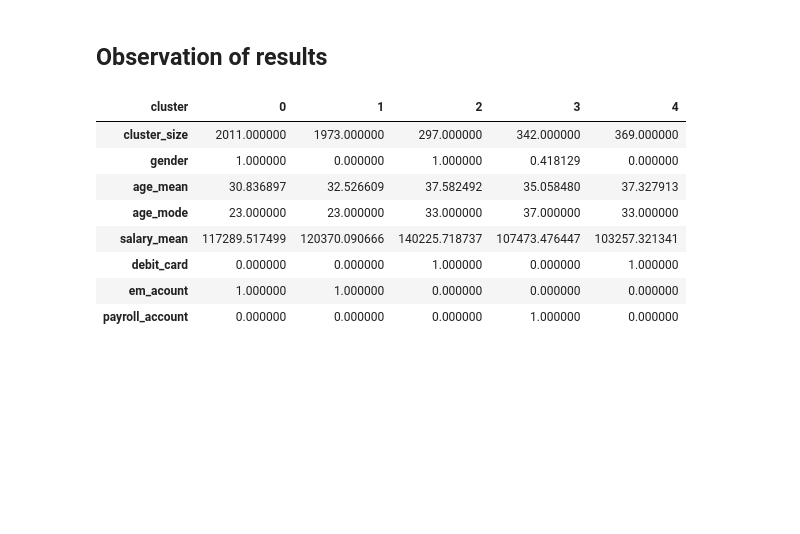
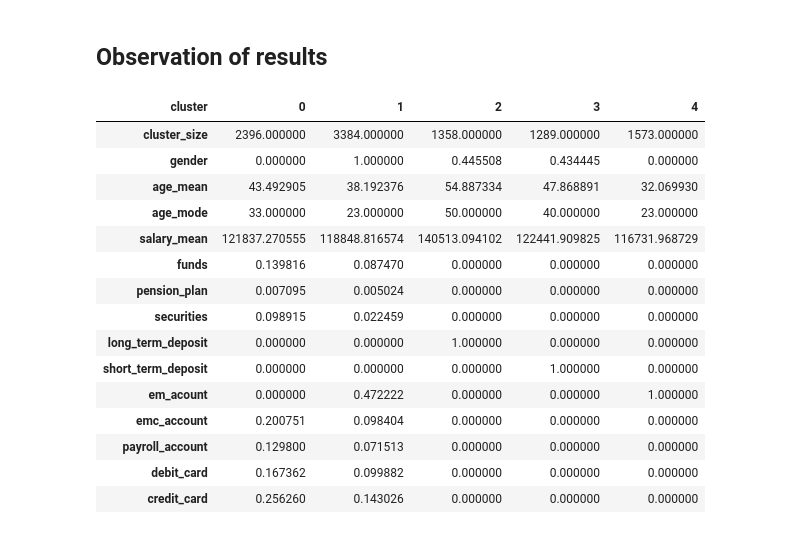
Before and after one commit to Nerea26/easy-money, a Jupyter notebook: notebooks/7.0-aamv-recomendation-personalization.ipynb, the cells around one changed output. Saved outputs shown, nothing was run; the diff lists cells and outputs as text; code cells hidden in the pictures; blank space fills up the shorter version.

Commit message:
potential clients added

```diff
--- a/notebooks/7.0-aamv-recomendation-personalization.ipynb
+++ b/notebooks/7.0-aamv-recomendation-personalization.ipynb
@@ -122,0 +129,6 @@ df[["pk_cid", "score", "product_to_sale"]]
+# %%
+df_filtered = df.copy(deep=True)
+df_filtered = df_filtered[df_filtered["score"] > 0.60].reset_index(drop=True)
+potential_filter_size = len(df_filtered)
+print(f"Potenciales clientes que con mas de un 60% nos compraran un producto el proximo mes: {potential_filter_size}")
+df_filtered[["pk_cid", "score", "product_to_sale"]]
@@ -122,0 +150,5 @@ df[["pk_cid", "score", "product_to_sale"]]
+# %%
+to_delete = abs(POTENTIAL_CLIENTS_TARGET_SIZE - potential_filter_size)
+em_acount_to_delete = df_filtered[(df_filtered["score"] < 0.75) & (df_filtered["product_to_sale"] == "em_acount")]
+em_acount_to_delete = em_acount_to_delete.sample(to_delete, random_state=RANDOM_STATE)
+em_acount_to_delete[["pk_cid", "score", "product_to_sale"]]
@@ -122,0 +169,3 @@ df[["pk_cid", "score", "product_to_sale"]]
+# %%
+df_filtered = df_filtered.drop(em_acount_to_delete.index)
+df_filtered
@@ -144,7 +215,7 @@ potential_client_sample
 # %%
 columns = ["gender", "age", "salary", "product_to_sale"]
 # %%
-df_prep = df.copy(deep=True)[columns]
+df_prep = df_filtered.copy(deep=True)[columns]
 df_prep
 # %% [output]
 |  | gender | age | salary | product_to_sale |
@@ -221,34 +279,52 @@ processed_df
 # %%
 cluster_gb = processed_df.groupby("cluster")
 
 cluster_size = cluster_gb.size().to_frame()
 cluster_size.columns = ["cluster_size"]
 
 cluster_report = cluster_gb.agg(
-    gender = ("gender", np.mean),
-    age_mean = ("age", np.mean),
-    age_mode = ("age", lambda serie: np.round(serie.mode().iat[0], 2)),
-    salary_mean = ("salary", np.mean),
-    # is_account = ('is_account', np.mean),
-    # is_savings_and_investment = ('is_savings_and_investment', np.mean),
-    # is_funding = ('is_funding', np.mean)
-    debit_card = ("product_to_sale_debit_card", np.mean),
-    em_acount = ("product_to_sale_em_acount", np.mean),
-    payroll_account = ("product_to_sale_payroll_account", np.mean)
+    gender=("gender", np.mean),
+    age_mean=("age", np.mean),
+    age_mode=("age", lambda serie: np.round(serie.mode().iat[0], 2)),
+    salary_mean=("salary", np.mean),
+
+    # Inversion
+    funds=('product_to_sale_funds', np.mean),
+    pension_plan=('product_to_sale_pension_plan', np.mean),
+    securities=('product_to_sale_securities', np.mean),
+    long_term_deposit=('product_to_sale_long_term_deposit', np.mean),
+    short_term_deposit=('product_to_sale_short_term_deposit', np.mean),
+
+    # Cuentas
+    em_acount=('product_to_sale_em_acount', np.mean),
+    emc_account=('product_to_sale_emc_account', np.mean),
+    payroll_account=('product_to_sale_payroll_account', np.mean),
+    # payroll=('product_to_sale_payroll', np.mean),
+
+    # Financiacion
+    debit_card=('product_to_sale_debit_card', np.mean),
+    credit_card=('product_to_sale_credit_card', np.mean)
 )
 
 cluster_report = cluster_size.T.append(cluster_report.T)
 cluster_report
 # %% [output]
 | cluster | 0 | 1 | 2 | 3 | 4 |
-| cluster_size | 2011.000000 | 1973.000000 | 297.000000 | 342.000000 | 369.000000 |
-| gender | 1.000000 | 0.000000 | 1.000000 | 0.418129 | 0.000000 |
-| age_mean | 30.836897 | 32.526609 | 37.582492 | 35.058480 | 37.327913 |
-| age_mode | 23.000000 | 23.000000 | 33.000000 | 37.000000 | 33.000000 |
-| salary_mean | 117289.517499 | 120370.090666 | 140225.718737 | 107473.476447 | 103257.321341 |
-| debit_card | 0.000000 | 0.000000 | 1.000000 | 0.000000 | 1.000000 |
-| em_acount | 1.000000 | 1.000000 | 0.000000 | 0.000000 | 0.000000 |
-| payroll_account | 0.000000 | 0.000000 | 0.000000 | 1.000000 | 0.000000 |
+| cluster_size | 2396.000000 | 3384.000000 | 1358.000000 | 1289.000000 | 1573.000000 |
+| gender | 0.000000 | 1.000000 | 0.445508 | 0.434445 | 0.000000 |
+| age_mean | 43.492905 | 38.192376 | 54.887334 | 47.868891 | 32.069930 |
+| age_mode | 33.000000 | 23.000000 | 50.000000 | 40.000000 | 23.000000 |
+| salary_mean | 121837.270555 | 118848.816574 | 140513.094102 | 122441.909825 | 116731.968729 |
+| funds | 0.139816 | 0.087470 | 0.000000 | 0.000000 | 0.000000 |
+| pension_plan | 0.007095 | 0.005024 | 0.000000 | 0.000000 | 0.000000 |
+| securities | 0.098915 | 0.022459 | 0.000000 | 0.000000 | 0.000000 |
+| long_term_deposit | 0.000000 | 0.000000 | 1.000000 | 0.000000 | 0.000000 |
+| short_term_deposit | 0.000000 | 0.000000 | 0.000000 | 1.000000 | 0.000000 |
+| em_acount | 0.000000 | 0.472222 | 0.000000 | 0.000000 | 1.000000 |
+| emc_account | 0.200751 | 0.098404 | 0.000000 | 0.000000 | 0.000000 |
+| payroll_account | 0.129800 | 0.071513 | 0.000000 | 0.000000 | 0.000000 |
+| debit_card | 0.167362 | 0.099882 | 0.000000 | 0.000000 | 0.000000 |
+| credit_card | 0.256260 | 0.143026 | 0.000000 | 0.000000 | 0.000000 |
 # %%
 cluster_report.style.background_gradient(cmap="BuGn", axis=1)
 # %% [output]
```
Also changed, not shown: parts of 19 cells of this notebook, 14 other files.
